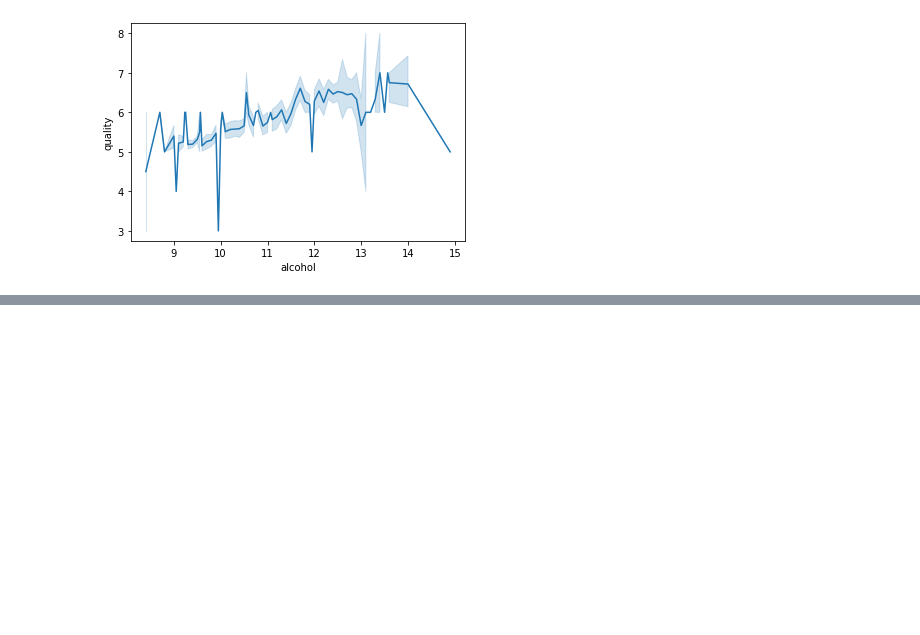
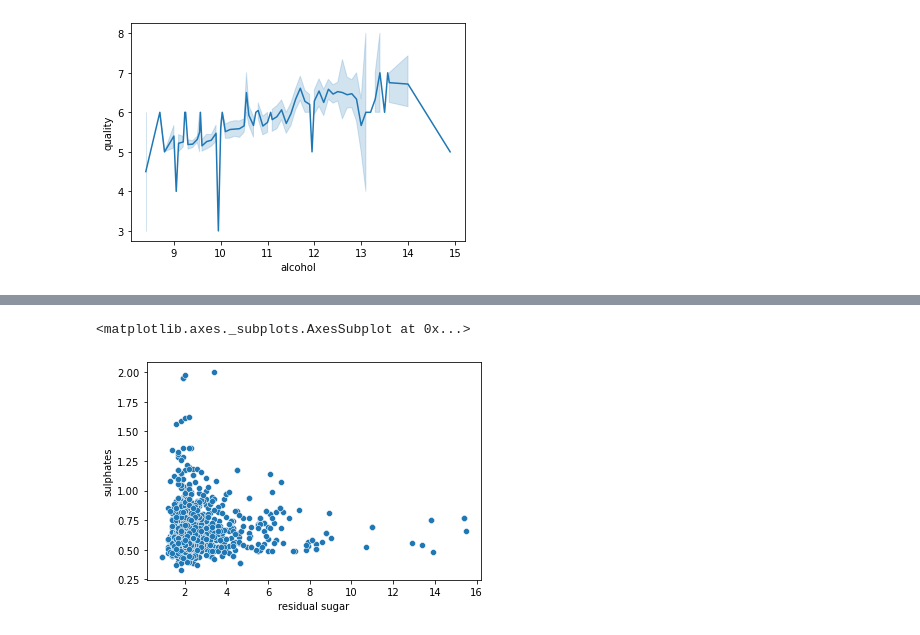
Before and after one commit to PJFinnerty/Machine-Learning-and-Statistics, a Jupyter notebook: Research.ipynb, the cells around one changed output, grey strips where cells are left out. Cells and saved outputs as stored; diff of their text form; code cells hidden in the pictures; blank space fills up the shorter version.

```diff
--- a/Research.ipynb
+++ b/Research.ipynb
@@ -1082,0 +1088,5 @@ sns.lineplot(data_3['alcohol'], data_3['quality'])
+# %%
+sns.scatterplot(x='residual sugar', y='sulphates', data=df_1)
+# %% [output]
+<matplotlib.axes._subplots.AxesSubplot at 0x...>
+[figure, added]
```
Also changed, not shown: parts of 1 cell of this notebook, 1 other file.
